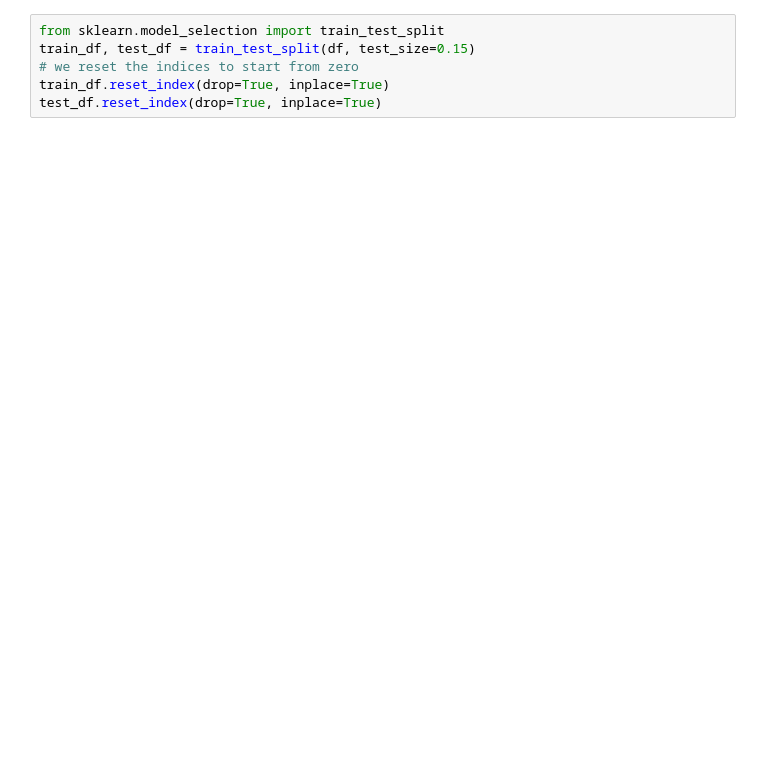
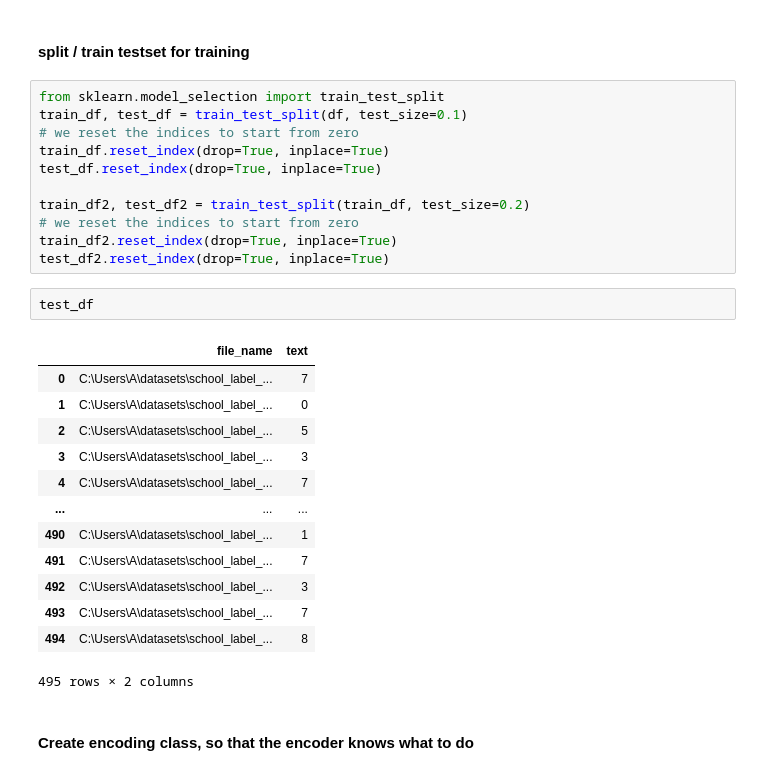
Before and after one commit to ADS-thesis-CITO/CITO-thesis, a Jupyter notebook: Classification Aico/modelling/training/custom train Transformers (TrOCR).ipynb, the cells around one changed output. Drawn from its saved outputs; the diff is of its cells as text; blank space fills up the shorter version.

```diff
--- a/Classification Aico/modelling/training/custom train Transformers (TrOCR).ipynb
+++ b/Classification Aico/modelling/training/custom train Transformers (TrOCR).ipynb
@@ -50,7 +100,32 @@ df3 = pd.DataFrame(train, columns=['file_name', 'text'])
+# %% [markdown]
+#### split / train testset for training
 # %%
 from sklearn.model_selection import train_test_split
-train_df, test_df = train_test_split(df, test_size=0.15)
+train_df, test_df = train_test_split(df, test_size=0.1)
 # we reset the indices to start from zero
 train_df.reset_index(drop=True, inplace=True)
 test_df.reset_index(drop=True, inplace=True)
+
+train_df2, test_df2 = train_test_split(train_df, test_size=0.2)
+# we reset the indices to start from zero
+train_df2.reset_index(drop=True, inplace=True)
+test_df2.reset_index(drop=True, inplace=True)
+# %%
+test_df
+# %% [output]
+|  | file_name | text |
+| 0 | C:\Users\A\datasets\school_label_... | 7 |
+| 1 | C:\Users\A\datasets\school_label_... | 0 |
+| 2 | C:\Users\A\datasets\school_label_... | 5 |
+| 3 | C:\Users\A\datasets\school_label_... | 3 |
+| 4 | C:\Users\A\datasets\school_label_... | 7 |
+| ... | ... | ... |
+| 490 | C:\Users\A\datasets\school_label_... | 1 |
+| 491 | C:\Users\A\datasets\school_label_... | 7 |
+| 492 | C:\Users\A\datasets\school_label_... | 3 |
+| 493 | C:\Users\A\datasets\school_label_... | 7 |
+| 494 | C:\Users\A\datasets\school_label_... | 8 |
+495 rows × 2 columns
+# %% [markdown]
+#### Create encoding class, so that the encoder knows what to do
 # %%
```
Also changed, not shown: parts of 41 cells of this notebook.
